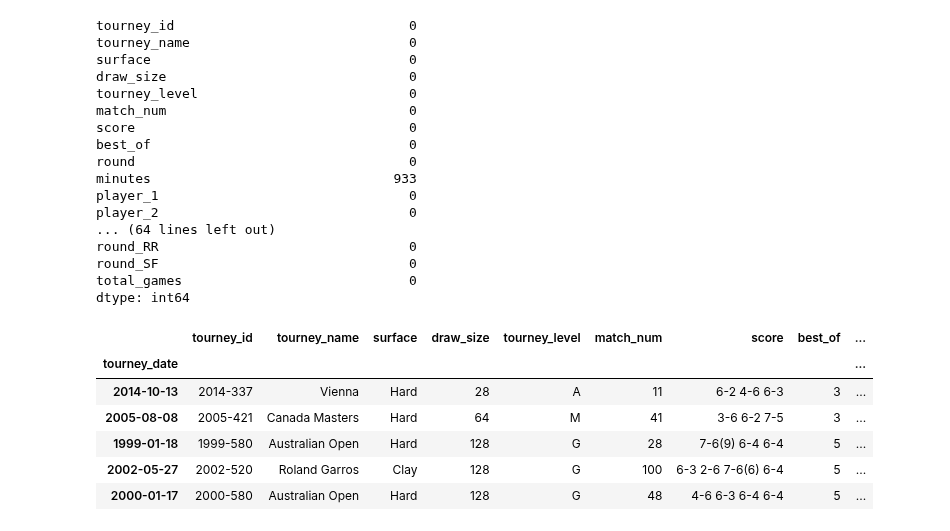
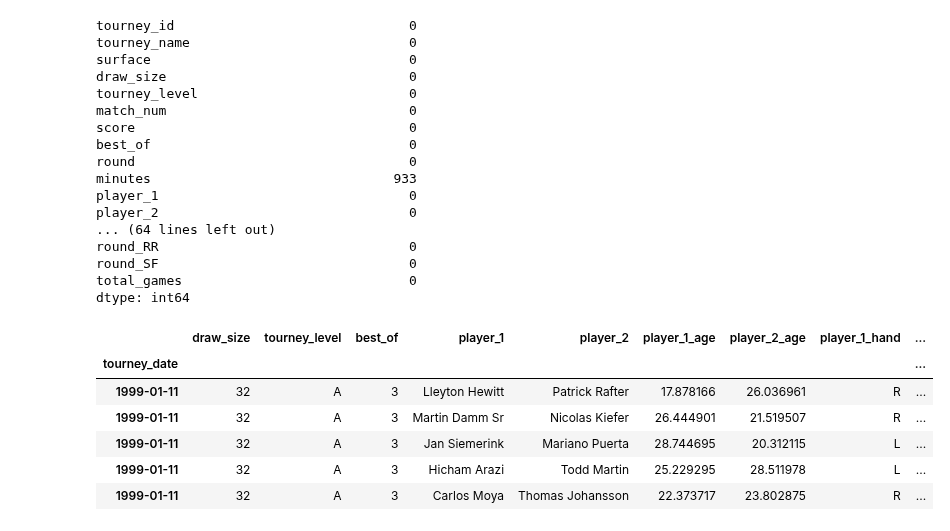
Before and after one commit to Racket-Science/Tennis-Match-Predictions, a Jupyter notebook: Notebooks/Whitaker_Working_Notebook.ipynb, the cells around one changed output. Cells and saved outputs as stored; diff of their text form; code cells hidden in the pictures.

```diff
--- a/Notebooks/Whitaker_Working_Notebook.ipynb
+++ b/Notebooks/Whitaker_Working_Notebook.ipynb
@@ -275,10 +273,19 @@ train, validate, test = split_data(df)
-# %%
-train.head()
-# %% [output]
-|  | tourney_id | tourney_name | surface | draw_size | tourney_level | match_num | score | best_of | ... |
-| tourney_date |  |  |  |  |  |  |  |  | ... |
-| 2014-10-13 | 2014-337 | Vienna | Hard | 28 | A | 11 | 6-2 4-6 6-3 | 3 | ... |
-| 2005-08-08 | 2005-421 | Canada Masters | Hard | 64 | M | 41 | 3-6 6-2 7-5 | 3 | ... |
-| 1999-01-18 | 1999-580 | Australian Open | Hard | 128 | G | 28 | 7-6(9) 6-4 6-4 | 5 | ... |
-| 2002-05-27 | 2002-520 | Roland Garros | Clay | 128 | G | 100 | 6-3 2-6 7-6(6) 6-4 | 5 | ... |
-| 2000-01-17 | 2000-580 | Australian Open | Hard | 128 | G | 48 | 4-6 6-3 6-4 6-4 | 5 | ... |
+# %%
+dfm = df[['draw_size',
+       'tourney_level', 'best_of', 'player_1', 'player_2', 'player_1_age',
+       'player_2_age', 'player_1_hand',
+       'player_2_hand', 'player_1_ht', 'player_2_ht', 'player_1_ioc', 'player_2_ioc', 'player_1_name',
+       'player_2_name', 'player_1_rank', 'player_2_rank',
+       'player_1_rank_points', 'player_2_rank_points', 'player_1_wins', 'round_ER', 'round_F', 'round_QF', 'round_R128', 'round_R16', 'round_R32', 'round_R64', 'round_RR', 'round_SF', 'player_1_hand_R', 'player_1_hand_U',
+       'tourney_level_D', 'tourney_level_F', 'tourney_level_G', 'tourney_level_M', 'surface_Clay',
+       'surface_Grass', 'surface_Hard']].copy(0)
+# %%
+dfm.head()
+# %% [output]
+|  | draw_size | tourney_level | best_of | player_1 | player_2 | player_1_age | player_2_age | player_1_hand | ... |
+| tourney_date |  |  |  |  |  |  |  |  | ... |
+| 1999-01-11 | 32 | A | 3 | Lleyton Hewitt | Patrick Rafter | 17.878166 | 26.036961 | R | ... |
+| 1999-01-11 | 32 | A | 3 | Martin Damm Sr | Nicolas Kiefer | 26.444901 | 21.519507 | R | ... |
+| 1999-01-11 | 32 | A | 3 | Jan Siemerink | Mariano Puerta | 28.744695 | 20.312115 | L | ... |
+| 1999-01-11 | 32 | A | 3 | Hicham Arazi | Todd Martin | 25.229295 | 28.511978 | L | ... |
+| 1999-01-11 | 32 | A | 3 | Carlos Moya | Thomas Johansson | 22.373717 | 23.802875 | R | ... |
```
Also changed, not shown: parts of 12 cells of this notebook.
